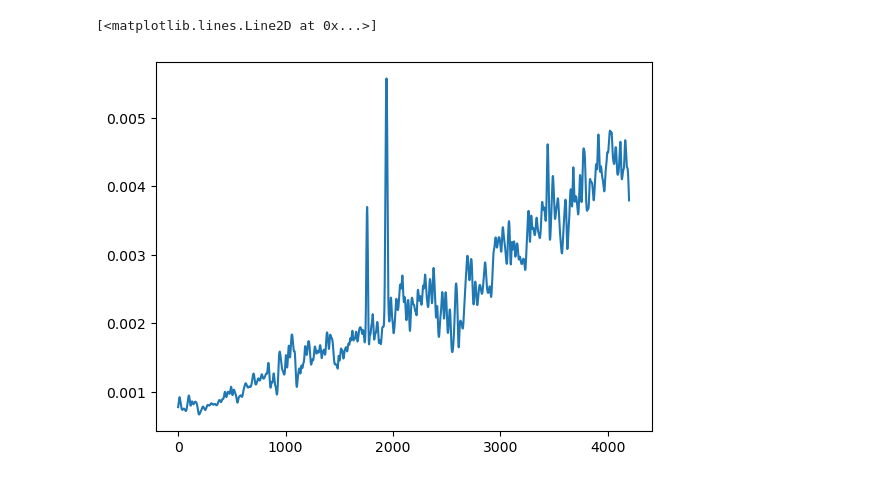
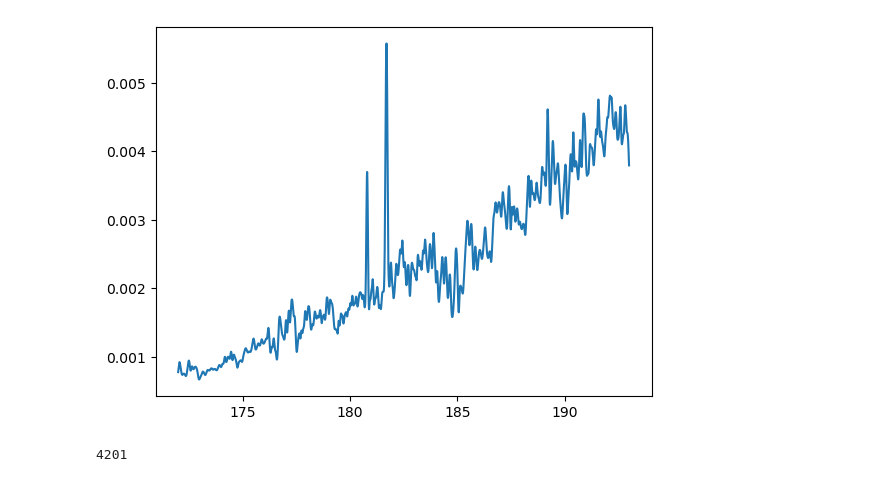
Before and after one commit to pilotchute/lasp_dsse_hw, a Jupyter notebook: DSSE_HW.ipynb, the cells around one changed output. Cells and saved outputs as stored; diff of their text form; code cells hidden in the pictures.

Commit message:
3pm Thursday checkpoint
Signed-off-by: pilotchute <alea@kootz.com>

```diff
--- a/DSSE_HW.ipynb
+++ b/DSSE_HW.ipynb
@@ -6,26 +6,35 @@ import matplotlib.pyplot.plt as mp
 import time
 # %%
-dete_temp = np.genfromtxt('lasp_dsse_hw/data/detectorTemp.txt', delimiter=',') #import delimited data
-dete_temp = det_temp[1:] #trim off nans created from lable line
+nanos_to_seconds = 1/1e6
 
-dist_dopp = np.genfromtxt('lasp_dsse_hw/data/distanceAndDoppler.txt', delimiter=',') #import delimited data
-dist_dopp = dis_dop[1:] #trim off nans created from lable line
+dete_temp = np.genfromtxt('data/detectorTemp.txt', delimiter=',') #import delimited data
+dete_temp = dete_temp[1:] #trim off nans created from lable line
+dete_temp[:,0] = dete_temp[:,0]*nanos_to_seconds
 
-inst_tele = np.genfromtxt('lasp_dsse_hw/data/instrumentTelemetry.txt', delimiter=',') #import delimited data
+dist_dopp = np.genfromtxt('data/distanceAndDoppler.txt', delimiter=',') #import delimited data
+dist_dopp = dist_dopp[1:] #trim off nans created from lable line
+dist_dopp[:,0] = dist_dopp[:,0]*nanos_to_seconds
+
+inst_tele = np.genfromtxt('data/instrumentTelemetry.txt', delimiter=',') #import delimited data
 inst_tele = inst_tele[1:] #trim off nans created from lable line
+inst_tele[:,0] = inst_tele[:,0]*nanos_to_seconds
 
-inte_time = np.genfromtxt('lasp_dsse_hw/data/integrationTime.txt', delimiter=',') #import delimited data
+inte_time = np.genfromtxt('data/integrationTime.txt', delimiter=',') #import delimited data
 inte_time = inte_time[1:] #trim off nans created from lable line
+inte_time[:,0] = inte_time[:,0]*nanos_to_seconds
 
 # plans = np.genfromtxt('lasp_dsse_hw/data/plans.txt', delimiter=',') #import delimited data
 # plans = plan[1:] #trim off nans created from lable line
 
-refe_spec = np.genfromtxt('lasp_dsse_hw/data/referenceSpectrum.txt', delimiter=',') #import delimited data
+refe_spec = np.genfromtxt('data/referenceSpectrum.txt', delimiter=',') #import delimited data
 refe_spec = refe_spec[1:] #trim off nans created from lable line
 # %%
-mp.plot(refe_spec[:,1]) #glance at the refernce spectrum to check sanity
+mp.plot(refe_spec[:,0],refe_spec[:,1]) #glance at the refernce spectrum to check sanity
 #looks like the spectrum is binned by pixels, since this sensor isn't working from hard gamma rays to heat IR.
 #todo calc wavelength values for the refernce, so we can have values for data after fitting.
+mp.show()
+
+print(len(refe_spec[:,0]))
 # %% [output]
+[figure, new version]
-[<matplotlib.lines.Line2D at 0x...>]
+4201
-[figure, old version]
```
Also changed, not shown: parts of 11 cells of this notebook, 1 other file.
